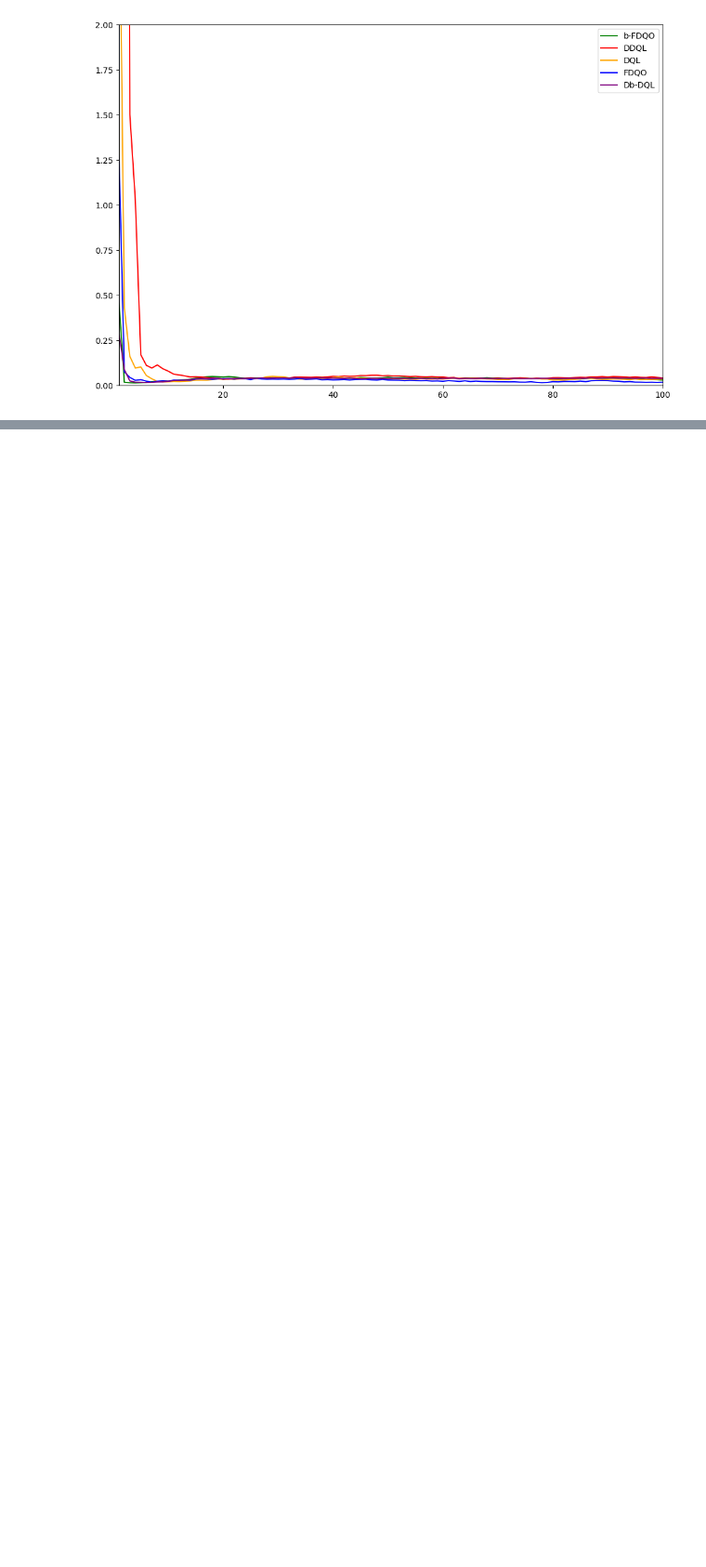
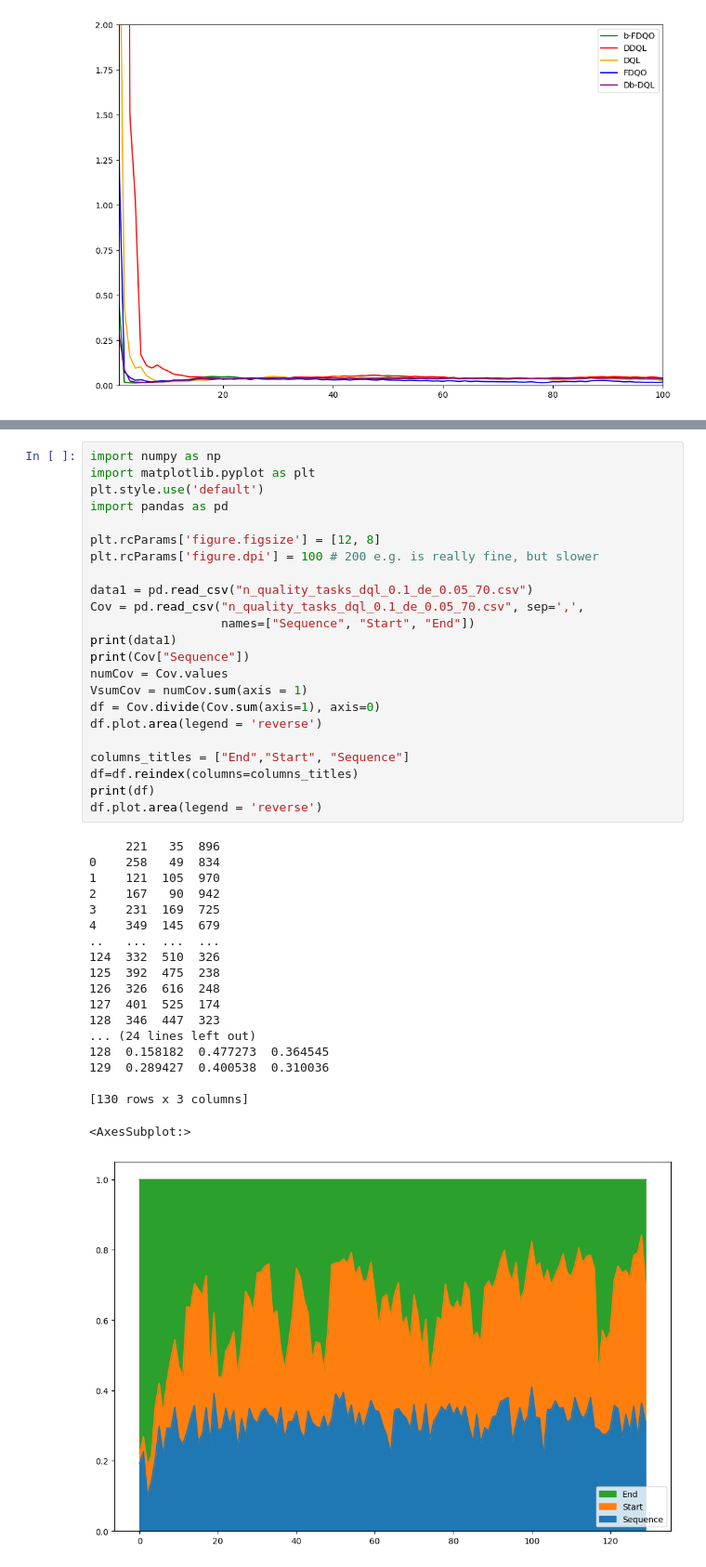
Before and after one commit to Tahuubinh/Offloading_to_Vehicles, a Jupyter notebook: Mec_ver4-main/code/csvFilesNorm/Plot_norm.ipynb, the cells around one changed output, grey strips where cells are left out. Shown at 93% size. Cells and saved outputs as stored; diff of their text form; blank space fills up the shorter version.

```diff
--- a/Mec_ver4-main/code/csvFilesNorm/Plot_norm.ipynb
+++ b/Mec_ver4-main/code/csvFilesNorm/Plot_norm.ipynb
@@ -866,0 +752,43 @@ plt.savefig("../../Pictures/Huber_loss.pdf")
+# %%
+import numpy as np
+import matplotlib.pyplot as plt
+plt.style.use('default')
+import pandas as pd
+
+plt.rcParams['figure.figsize'] = [12, 8]
+plt.rcParams['figure.dpi'] = 100 # 200 e.g. is really fine, but slower
+
+data1 = pd.read_csv("n_quality_tasks_dql_0.1_de_0.05_70.csv")
+Cov = pd.read_csv("n_quality_tasks_dql_0.1_de_0.05_70.csv", sep=',',
+                  names=["Sequence", "Start", "End"])
+print(data1)
+print(Cov["Sequence"])
+numCov = Cov.values
+VsumCov = numCov.sum(axis = 1)
+df = Cov.divide(Cov.sum(axis=1), axis=0)
+df.plot.area(legend = 'reverse')
+
+columns_titles = ["End","Start", "Sequence"]
+df=df.reindex(columns=columns_titles)
+print(df)
+df.plot.area(legend = 'reverse')
+# %% [output]
+     221   35  896
+0    258   49  834
+1    121  105  970
+2    167   90  942
+3    231  169  725
+4    349  145  679
+..   ...  ...  ...
+124  332  510  326
+125  392  475  238
+126  326  616  248
+127  401  525  174
+128  346  447  323
+... (24 lines left out)
+128  0.158182  0.477273  0.364545
+129  0.289427  0.400538  0.310036
+
+[130 rows x 3 columns]
+<AxesSubplot:>
+[figure, added]
```
Also changed, not shown: parts of 9 cells of this notebook, 26 other files.
